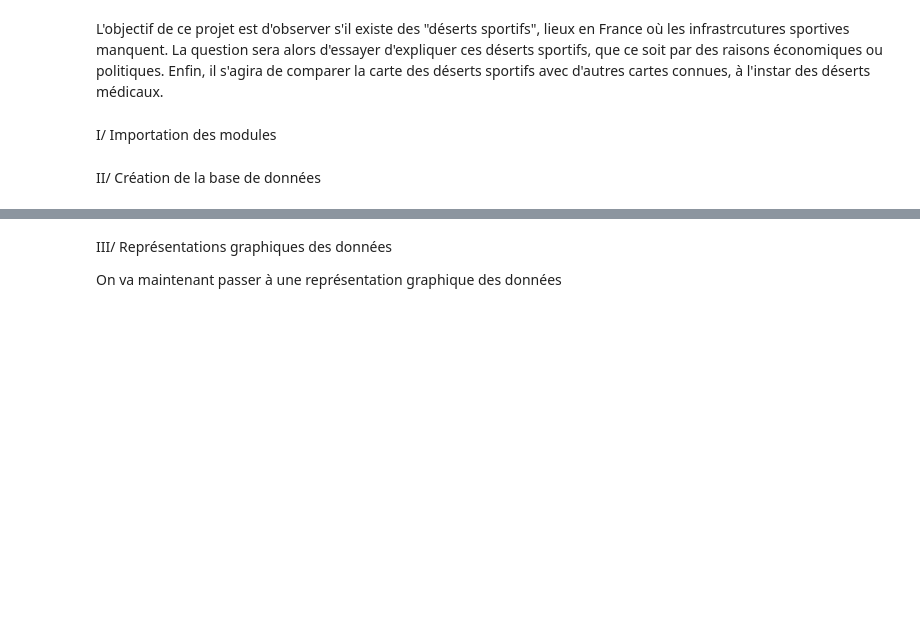
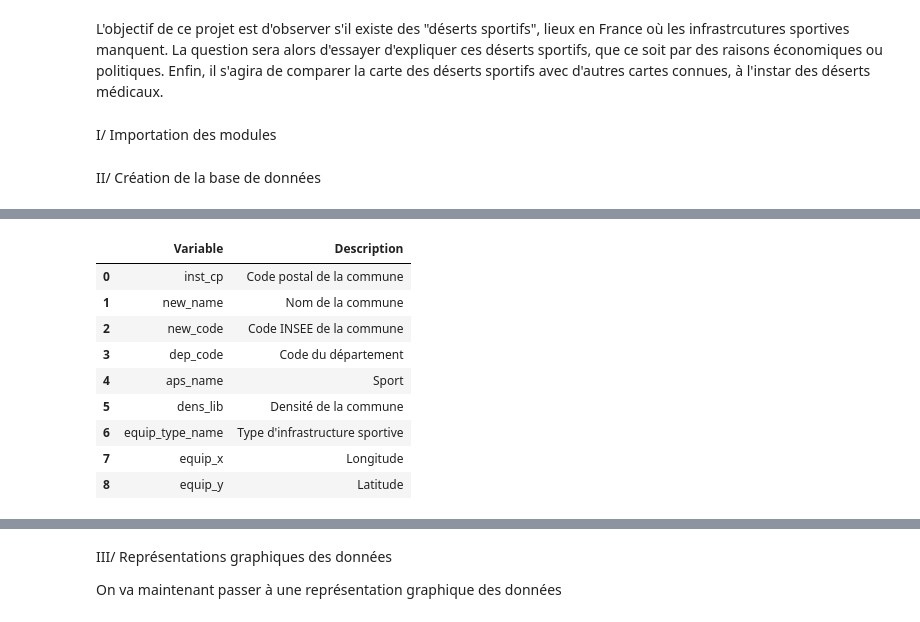
Before and after one commit to MaximeHirsch/Projet-python-deserts-sportifs, a Jupyter notebook: Projet.ipynb, the cells around one changed output, grey strips where cells are left out. Drawn from its saved outputs; the diff is of its cells as text; code cells hidden in the pictures; blank space fills up the shorter version.

Commit message:
Création dictionnaires

```diff
--- a/Projet.ipynb
+++ b/Projet.ipynb
@@ -94,3 +133,36 @@ legislatives2.head(3)
+# %%
+#Dictionnaire des variables utilisées dans equipement
+
+tab_equipement = {
+    "Variable": [
+        "inst_cp", "new_name", "new_code","dep_code", "aps_name", "dens_lib", "equip_type_name", "equip_x","equip_y"
+    ],
+    "Description": [
+        "Code postal de la commune",
+        "Nom de la commune",
+        "Code INSEE de la commune",
+        "Code du département",
+        "Sport",
+        "Densité de la commune",
+        "Type d'infrastructure sportive",
+        "Longitude",
+        "Latitude"
+    ]
+}
+
+dico_vars_equipement = pd.DataFrame(tab_equipement)
+dico_vars_equipement
+# %% [output]
+|  | Variable | Description |
+| 0 | inst_cp | Code postal de la commune |
+| 1 | new_name | Nom de la commune |
+| 2 | new_code | Code INSEE de la commune |
+| 3 | dep_code | Code du département |
+| 4 | aps_name | Sport |
+| 5 | dens_lib | Densité de la commune |
+| 6 | equip_type_name | Type d'infrastructure sportive |
+| 7 | equip_x | Longitude |
+| 8 | equip_y | Latitude |
 # %%
 #Dictionnaire des variables utilisées dans df_commune
 pd.set_option("display.max_colwidth", None)
```
Also changed, not shown: parts of 42 cells of this notebook, 4 other files.
